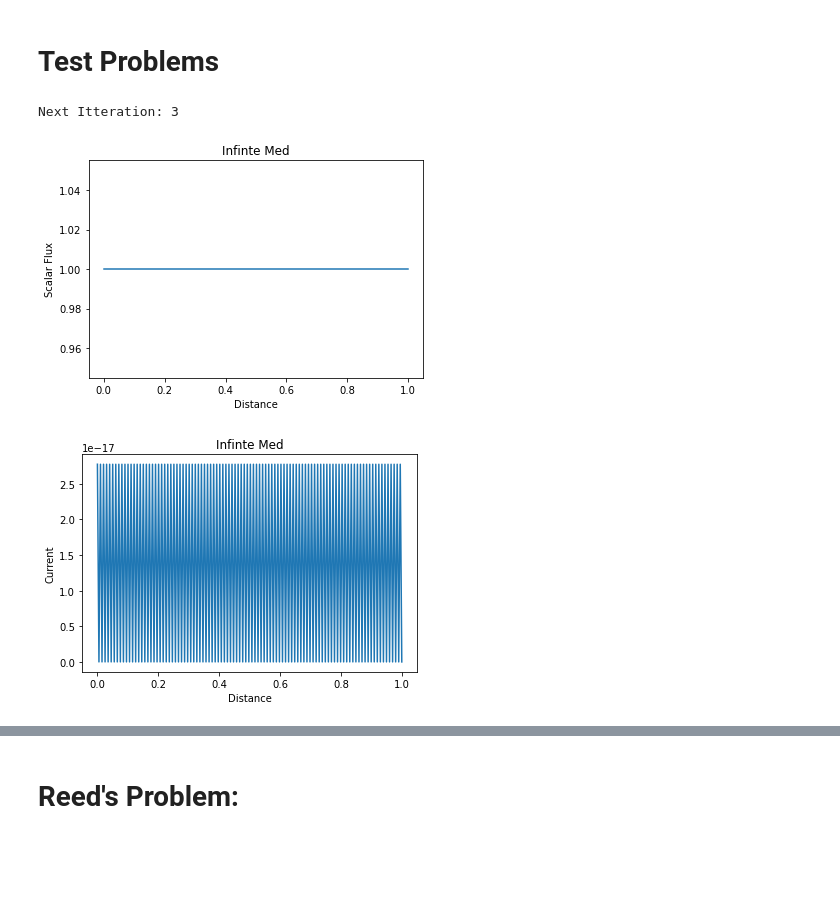
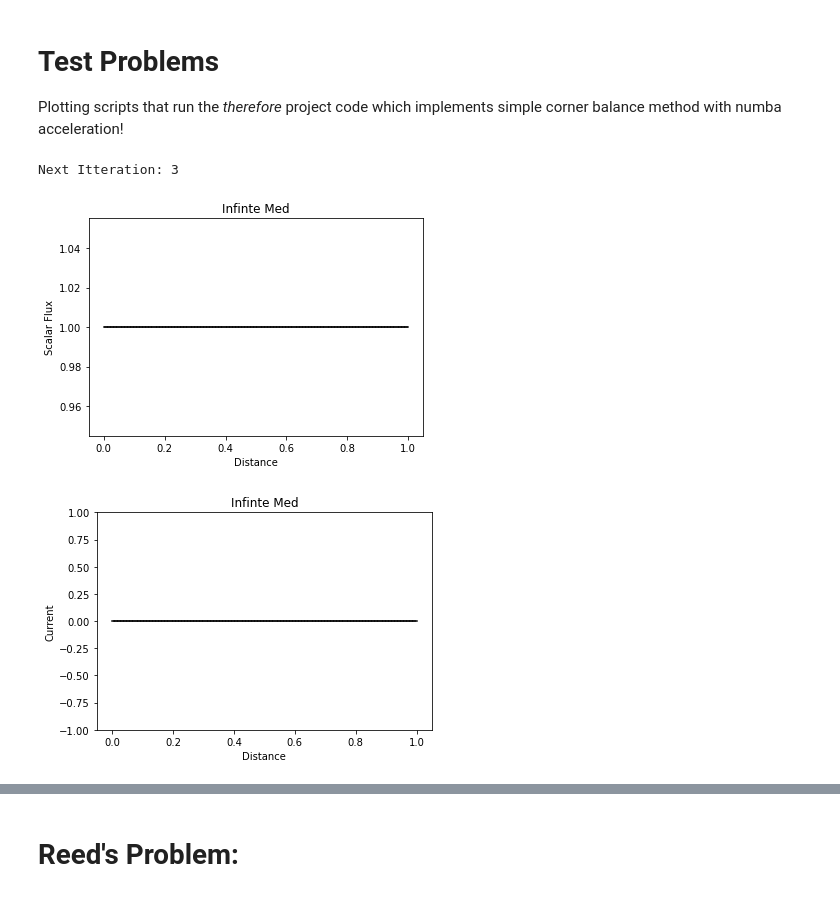
Before and after one commit to CEMeNT-PSAAP/Therefore, a Jupyter notebook: therefore_tests.ipynb, the cells around one changed output, grey strips where cells are left out. Cells and saved outputs as stored; diff of their text form; code cells hidden in the pictures; blank space fills up the shorter version.

```diff
--- a/therefore_tests.ipynb
+++ b/therefore_tests.ipynb
@@ -1,9 +1,18 @@
 # %% [markdown]
 # Test Problems
+
+Plotting scripts that run the *therefore* project code which implements simple corner balance method with numba acceleration!
 # %%
 import therefore
 import numpy as np
 import matplotlib.pyplot as plt
+
+
+def flatLinePlot(x, y):
+    for i in range(y.size):
+        xx = x[i:i+2]
+        yy = [y[i], y[i]]
+        plt.plot(xx, yy, '-k')
 # %%
 # uniform infinite medium
 
@@ -25,38 +34,39 @@ source_mesh = source*np.ones(N_mesh, data_type)
 
 sim_perams1 = {'data_type': data_type,
               'N_angles': 4,
               'L': L,
               'N_mesh': N_mesh,
               'boundary_condition_left': 'reflecting',
               'boundary_condition_right': 'reflecting',
               'left_in_mag': 0,
               'right_in_mag': 0,
               'left_in_angle': 0,
               'right_in_angle': 0}
 
 
 [scalar_flux, current] = therefore.SourceItteration(sim_perams1, dx_mesh, xsec_mesh, xsec_scatter_mesh, source_mesh)
 
 f=1
-X = np.linspace(0, L, int(N_mesh*2))
+X = np.linspace(0, L, int(N_mesh*2+1))
 plt.figure(f)
-plt.plot(X, scalar_flux)
+flatLinePlot(X, scalar_flux)
 plt.title('Infinte Med')
 plt.xlabel('Distance')
 plt.ylabel('Scalar Flux')
 plt.show()
 
 f+=1
 plt.figure(f)
 plt.title('Infinte Med')
 plt.xlabel('Distance')
 plt.ylabel('Current')
-plt.plot(X, current)
+plt.ylim([-1,1])
+flatLinePlot(X, current)
 plt.show()
 # %% [output]
 Next Itteration: 3
-[figure, old version]
+[figure, new version]
-[figure, old version]
+[figure, new version]
 # %%
 # source free pure absorber
 
```
Also changed, not shown: parts of 7 cells of this notebook, 1 other file.
